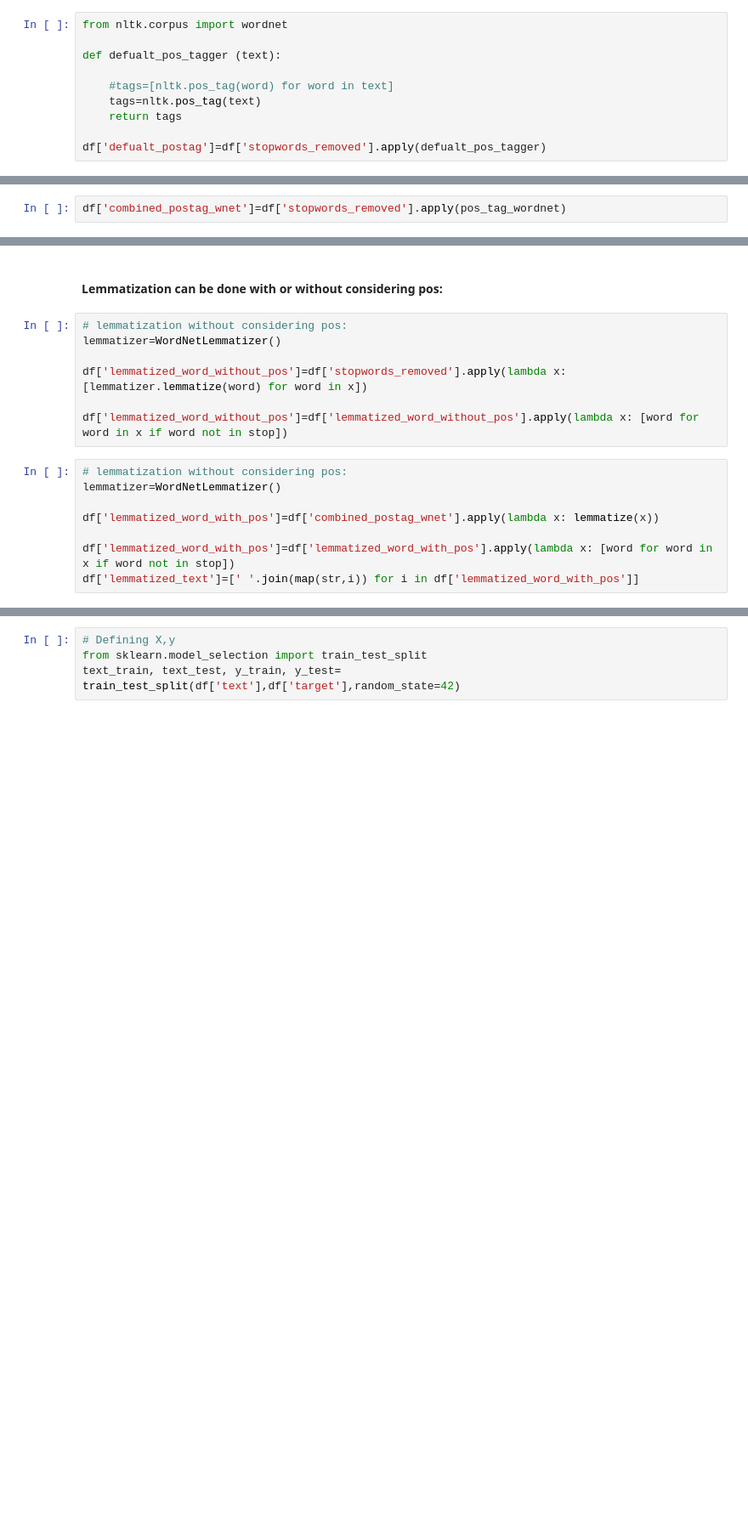
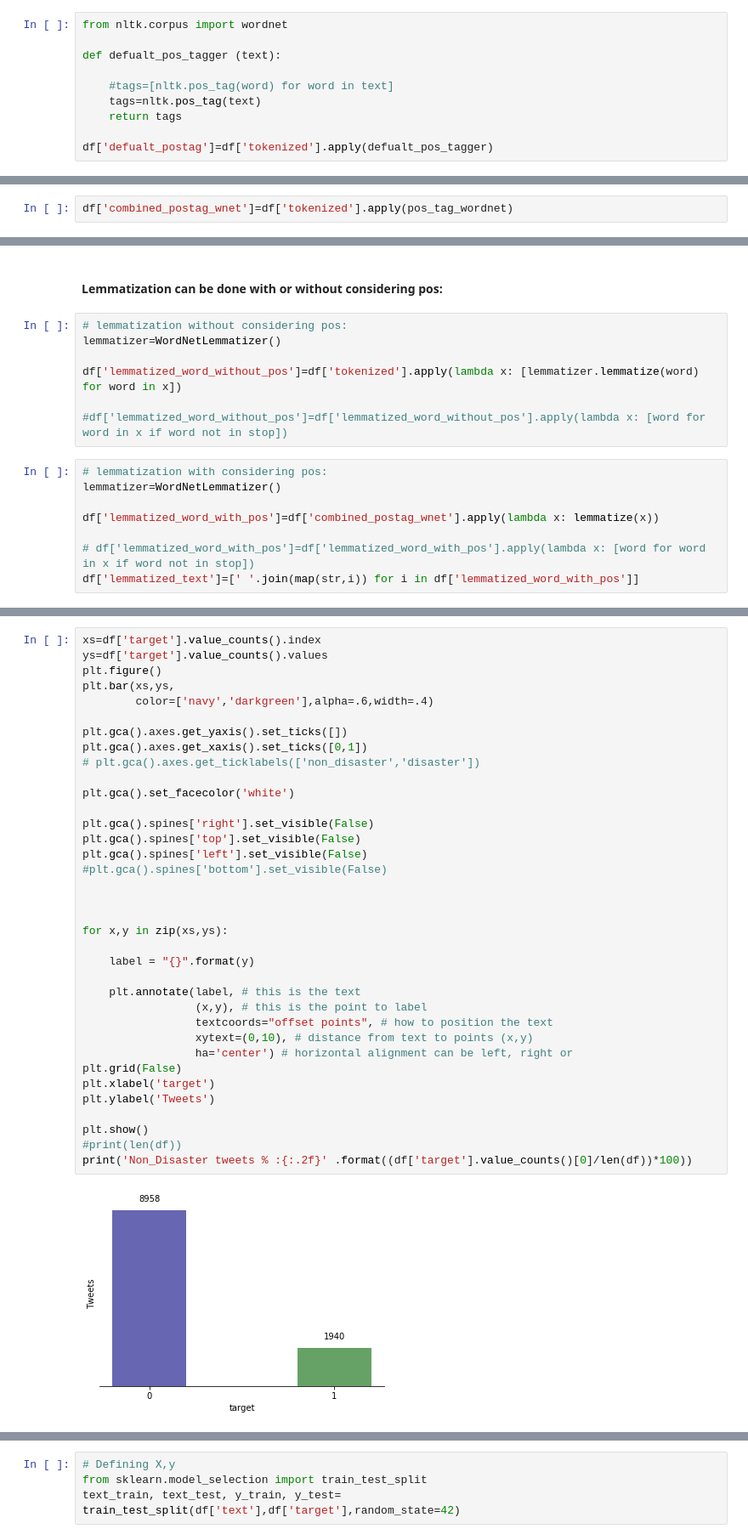
Before and after one commit to SepehrS2020/Data_Science_Projects, a Jupyter notebook: DisasterTweets/disaster_tweets.ipynb, the cells around one changed output, grey strips where cells are left out. Shown: that part at 85% size. Cells and saved outputs as stored; diff of their text form; blank space fills up the shorter version.

```diff
--- a/DisasterTweets/disaster_tweets.ipynb
+++ b/DisasterTweets/disaster_tweets.ipynb
@@ -523,6 +508,6 @@ def defualt_pos_tagger (text):
     tags=nltk.pos_tag(text)
     return tags
 
-df['defualt_postag']=df['stopwords_removed'].apply(defualt_pos_tagger)
+df['defualt_postag']=df['tokenized'].apply(defualt_pos_tagger)
 # %%
 from nltk.corpus import wordnet
@@ -545,7 +531,7 @@ def pos_tag_wordnet(text):
     pos_tagged_text = [(word, wordnet_map.get(pos_tag[0])) if pos_tag[0] in wordnet_map.keys() else (word, wordnet.NOUN) for (word, pos_tag) in pos_tagged_text ]
     return pos_tagged_text
 # %%
-df['combined_postag_wnet']=df['stopwords_removed'].apply(pos_tag_wordnet)
+df['combined_postag_wnet']=df['tokenized'].apply(pos_tag_wordnet)
 # %% [markdown]
 ### Lemmatization
 # %%
@@ -560,16 +546,16 @@ def lemmatize(text):
 # lemmatization without considering pos:
 lemmatizer=WordNetLemmatizer()
 
-df['lemmatized_word_without_pos']=df['stopwords_removed'].apply(lambda x: [lemmatizer.lemmatize(word) for word in x])
+df['lemmatized_word_without_pos']=df['tokenized'].apply(lambda x: [lemmatizer.lemmatize(word) for word in x])
 
-df['lemmatized_word_without_pos']=df['lemmatized_word_without_pos'].apply(lambda x: [word for word in x if word not in stop])
+#df['lemmatized_word_without_pos']=df['lemmatized_word_without_pos'].apply(lambda x: [word for word in x if word not in stop])
 # %%
-# lemmatization without considering pos:
+# lemmatization with considering pos:
 lemmatizer=WordNetLemmatizer()
 
 df['lemmatized_word_with_pos']=df['combined_postag_wnet'].apply(lambda x: lemmatize(x))
 
-df['lemmatized_word_with_pos']=df['lemmatized_word_with_pos'].apply(lambda x: [word for word in x if word not in stop])
+# df['lemmatized_word_with_pos']=df['lemmatized_word_with_pos'].apply(lambda x: [word for word in x if word not in stop])
 df['lemmatized_text']=[' '.join(map(str,i)) for i in df['lemmatized_word_with_pos']]
 # %%
 df
@@ -602,0 +622,38 @@ Name: target, dtype: float64
+# %%
+xs=df['target'].value_counts().index
+ys=df['target'].value_counts().values
+plt.figure()
+plt.bar(xs,ys,
+        color=['navy','darkgreen'],alpha=.6,width=.4)
+
+plt.gca().axes.get_yaxis().set_ticks([])
+plt.gca().axes.get_xaxis().set_ticks([0,1])
+# plt.gca().axes.get_ticklabels(['non_disaster','disaster'])
+
+plt.gca().set_facecolor('white')
+
+plt.gca().spines['right'].set_visible(False)
+plt.gca().spines['top'].set_visible(False)
+plt.gca().spines['left'].set_visible(False)
+#plt.gca().spines['bottom'].set_visible(False)
+
+
+
+for x,y in zip(xs,ys):
+
+    label = "{}".format(y)
+
+    plt.annotate(label, # this is the text
+                 (x,y), # this is the point to label
+                 textcoords="offset points", # how to position the text
+                 xytext=(0,10), # distance from text to points (x,y)
+                 ha='center') # horizontal alignment can be left, right or
+plt.grid(False)
+plt.xlabel('target')
+plt.ylabel('Tweets')
+
+plt.show()
+#print(len(df))
+print('Non_Disaster tweets % :{:.2f}' .format((df['target'].value_counts()[0]/len(df))*100))
+# %% [output]
+[figure, added]
```
Also changed, not shown: parts of 62 cells of this notebook, 7 other files.
